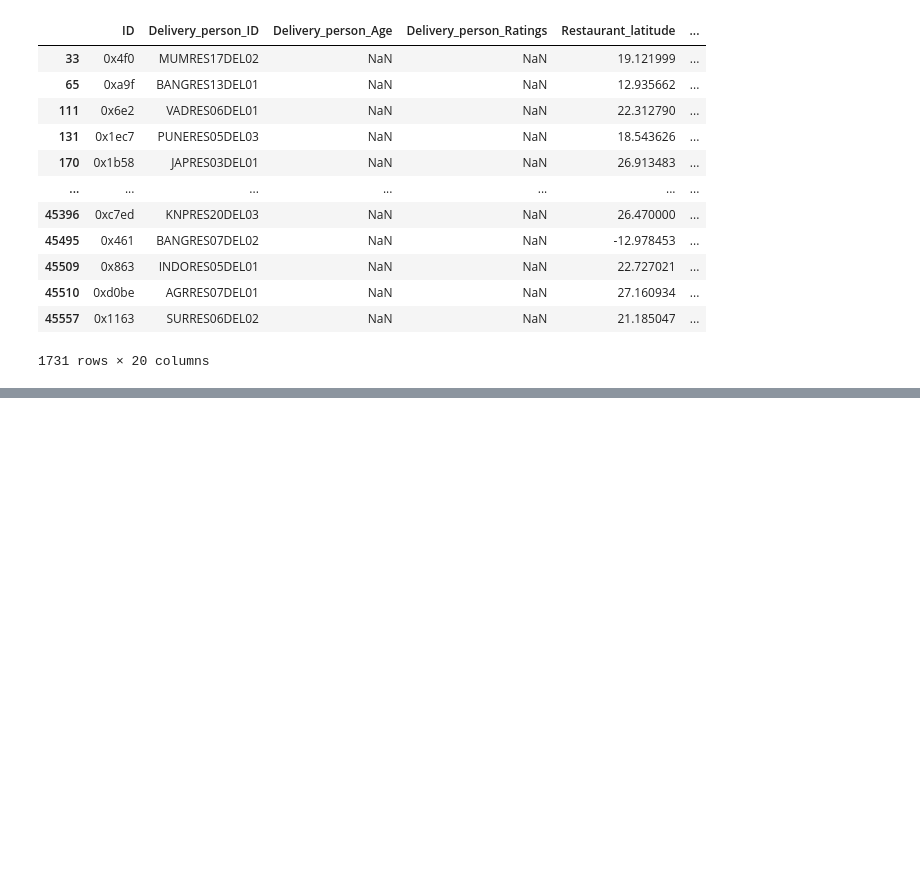
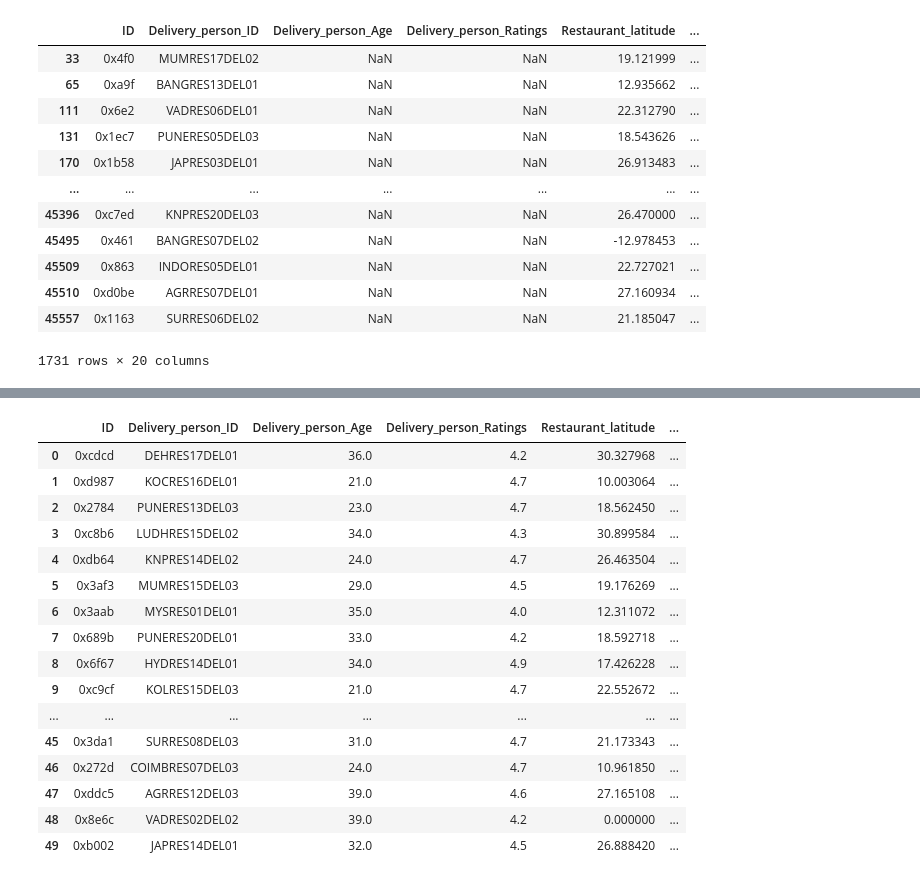
Before and after one commit to Aminsharif/st_assigment, a Jupyter notebook: notebooks/EDA.ipynb, the cells around one changed output, grey strips where cells are left out. Cells and saved outputs as stored; diff of their text form; code cells hidden in the pictures; blank space fills up the shorter version.

```diff
--- a/notebooks/EDA.ipynb
+++ b/notebooks/EDA.ipynb
@@ -577,0 +613,2 @@ df5[tc]
+# %%
+df5.loc[df5['Time_Orderd'].isnull(), 'Time_Orderd'] = df5['Time_Order_picked'].apply(gettime_from_another)
@@ -577,0 +635,20 @@ df5[tc]
+# %%
+df5.head(50)
+# %% [output]
+|  | ID | Delivery_person_ID | Delivery_person_Age | Delivery_person_Ratings | Restaurant_latitude | ... |
+| 0 | 0xcdcd | DEHRES17DEL01 | 36.0 | 4.2 | 30.327968 | ... |
+| 1 | 0xd987 | KOCRES16DEL01 | 21.0 | 4.7 | 10.003064 | ... |
+| 2 | 0x2784 | PUNERES13DEL03 | 23.0 | 4.7 | 18.562450 | ... |
+| 3 | 0xc8b6 | LUDHRES15DEL02 | 34.0 | 4.3 | 30.899584 | ... |
+| 4 | 0xdb64 | KNPRES14DEL02 | 24.0 | 4.7 | 26.463504 | ... |
+| 5 | 0x3af3 | MUMRES15DEL03 | 29.0 | 4.5 | 19.176269 | ... |
+| 6 | 0x3aab | MYSRES01DEL01 | 35.0 | 4.0 | 12.311072 | ... |
+| 7 | 0x689b | PUNERES20DEL01 | 33.0 | 4.2 | 18.592718 | ... |
+| 8 | 0x6f67 | HYDRES14DEL01 | 34.0 | 4.9 | 17.426228 | ... |
+| 9 | 0xc9cf | KOLRES15DEL03 | 21.0 | 4.7 | 22.552672 | ... |
+| ... | ... | ... | ... | ... | ... | ... |
+| 45 | 0x3da1 | SURRES08DEL03 | 31.0 | 4.7 | 21.173343 | ... |
+| 46 | 0x272d | COIMBRES07DEL03 | 24.0 | 4.7 | 10.961850 | ... |
+| 47 | 0xddc5 | AGRRES12DEL03 | 39.0 | 4.6 | 27.165108 | ... |
+| 48 | 0x8e6c | VADRES02DEL02 | 39.0 | 4.2 | 0.000000 | ... |
+| 49 | 0xb002 | JAPRES14DEL01 | 32.0 | 4.5 | 26.888420 | ... |
```
Also changed, not shown: parts of 19 cells of this notebook.
